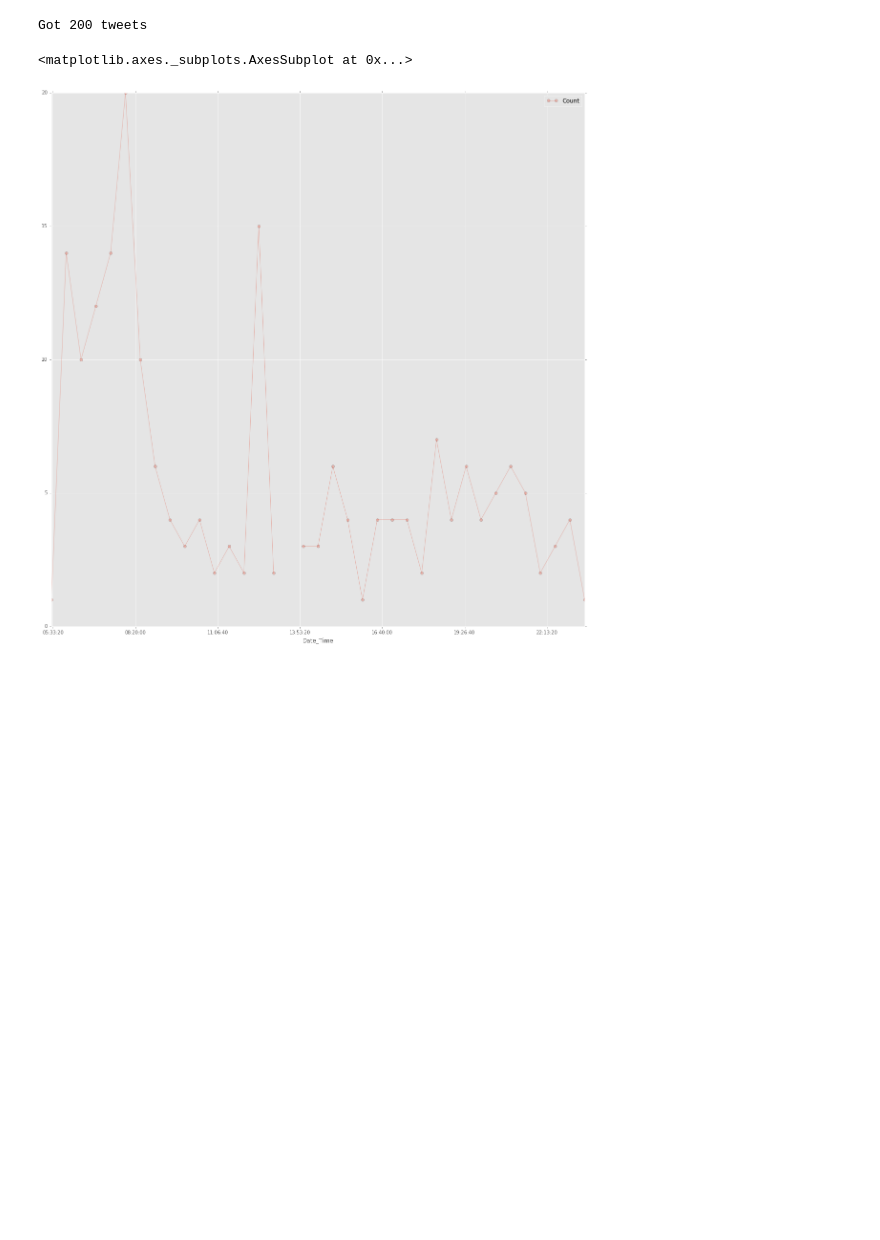
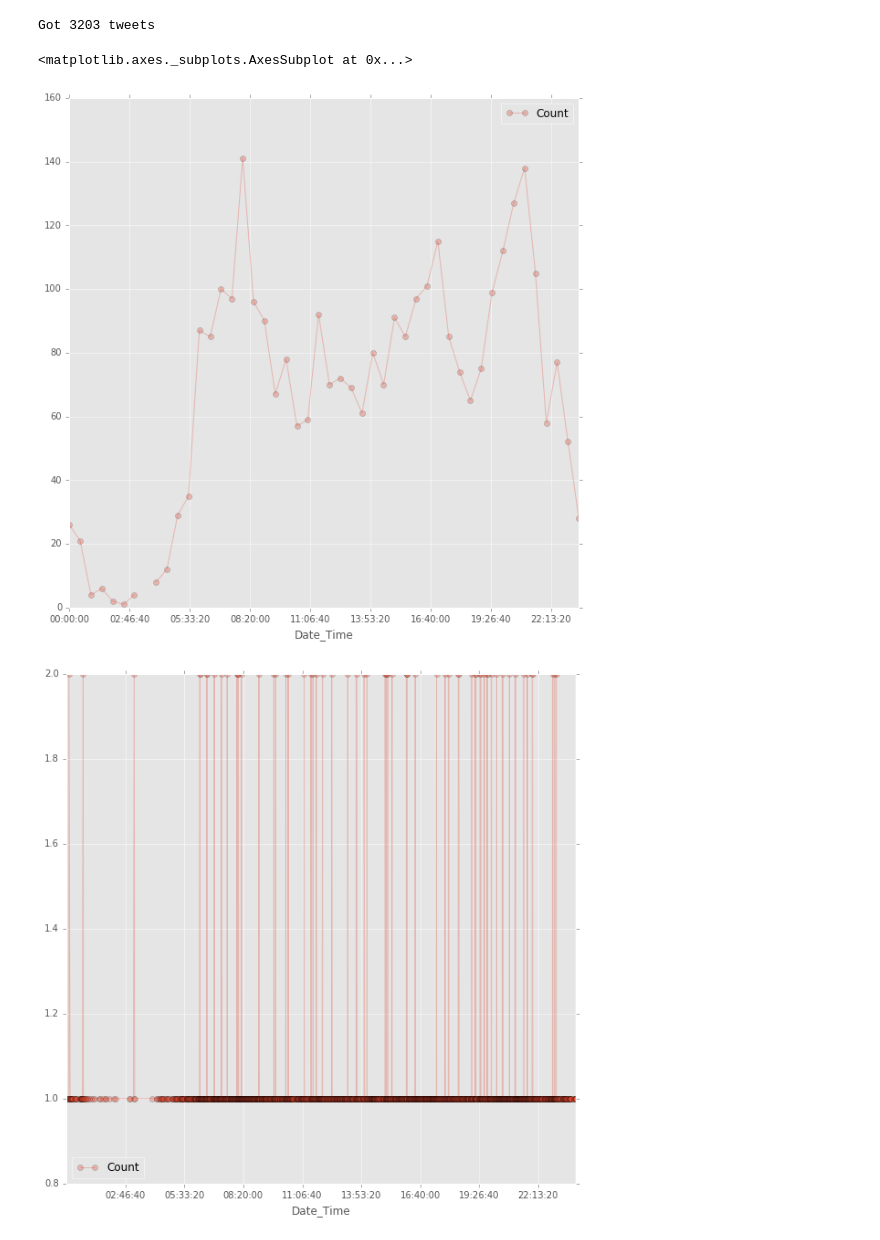
Before and after one commit to kohleman/twitter_api, a Jupyter notebook: source/twitter_jupyter.ipynb, the cells around one changed output. Cells and saved outputs as stored; diff of their text form; code cells hidden in the pictures; blank space fills up the shorter version.

```diff
--- a/source/twitter_jupyter.ipynb
+++ b/source/twitter_jupyter.ipynb
@@ -33,11 +56,0 @@ class listener(StreamListener):
-# %%
-auth = OAuthHandler(ckey, csecrect)
-auth.set_access_token(atoken, asecret)
-twitterStream = Stream (auth, listener())
-# twitterStream.filter(track=["#trump"])
-
-count = 2000
-
-api = tweepy.API(auth)
-# new_tweets = api.user_timeline(screen_name = "rogerfederer",count=200)
-new_tweets = api.user_timeline(screen_name = "realDonaldTrump",count=count)
@@ -43,0 +103,2 @@ new_tweets = api.user_timeline(screen_name = "realDonaldTrump",count=count)
+# %%
+alltweets = get_all_tweets(screen_name)
@@ -44,6 +123,23 @@ new_tweets = api.user_timeline(screen_name = "realDonaldTrump",count=count)
+# %%
+
+
+# Accessing https://dev.twitter.com/rest/reference/get/statuses/user_timeline
+
+
+# include_rts = include retweets
+#new_tweets = api.user_timeline(screen_name = screen_name, count=count, include_rts=True)
+# max_id_tweets = api.user_timeline(screen_name = screen_name,count=count, include_rts=True, max_id=818643528905621504)
+
+
+outtweets = [[tweet.id_str, tweet.created_at, tweet.text.encode("utf-8"), tweet._json] for tweet in alltweets]
+
+json_tweets = extract_json(alltweets)
+# older_tweets = extract_json(max_id_tweets)
+
+with open (raw_data_file, 'w') as jsonfile:
+    json.dump(json_tweets, jsonfile, ensure_ascii=False, indent=4, separators=(',', ': '))
+    json.dump(older_tweets, jsonfile, ensure_ascii=False, indent=4, separators=(',', ': '))
 # %%
-
-
 eastern = timezone('US/Eastern')
 zurich = timezone('Europe/Zurich')
 
@@ -55,7 +151,6 @@ simple_time_format = '%H:%M'
 # Used to put all timestamps in one day
 one_day_time_format = '2017-01-01 %H:%M:%S'
 
-outtweets = [[tweet.id_str, tweet.created_at, tweet.text.encode("utf-8")] for tweet in new_tweets]
 
 print("Got {0} tweets".format(len(outtweets)))
 
@@ -64,7 +159,7 @@ dt_series = []
 for tweets in outtweets:
     timestamp = tweets[1]
     # print(timestamp)
-    loc_dt = zurich.localize(timestamp) + td
+    loc_dt = zurich.localize(timestamp) + dls
 #     print("Localized Zurich Timezone: {0}".format(loc_dt.strftime(fmt)))
     eastern_dt = loc_dt.astimezone(eastern)
 #     print("Localized Eastern Timezone: {0}".format(eastern_dt.strftime(one_day_time_format)))
@@ -77,36 +172,37 @@ for tweets in outtweets:
 series = pd.Series(1, index=dt_series)
 binned = series.resample('30T').sum()
 
 counted = Counter(dt_series)
 values = []
 
 for key, value in dict(counted).items():
     values.append(value)
 
 df2 = pd.DataFrame({ 'Date_Time' : list(counted),
                      'Count' : values})
 
 binned_df = pd.DataFrame({'Date_Time':binned.index, 'Count':binned.values})
 
 # print(binned.index)
 # print(binned.values)
 
 
 # print(binned_df.Date_Time.dt.time)
 
-binned_df.plot.line(x=binned_df.Date_Time.dt.time, y='Count', marker='o', alpha=0.3, figsize=(20,20))
+binned_df.plot.line(x=binned_df.Date_Time.dt.time, y='Count', marker='o', alpha=0.3, figsize=(10,10))
 
 
 # print(df2.Date_Time.dt.hour)
-# df2.plot.line(x=df2.Date_Time.dt.time, y='Count', marker='o', alpha=0.3, figsize=(20,20))
+df2.plot.line(x=df2.Date_Time.dt.time, y='Count', marker='o', alpha=0.3, figsize=(10,10))
 
 # print(df2.Date_Time.dt.time)
 # df2.plot.line(x=df2.Date_Time.dt.time)
 # ppd = pd.Series(dt_series)
 # print(ppd)
 # %% [output]
-Got 200 tweets
+Got 3203 tweets
 <matplotlib.axes._subplots.AxesSubplot at 0x...>
-[figure, old version]
+[figure, new version]
+[figure, added]
 # %%
 list(counted)
```
Also changed, not shown: parts of 7 cells of this notebook, 5 other files.
